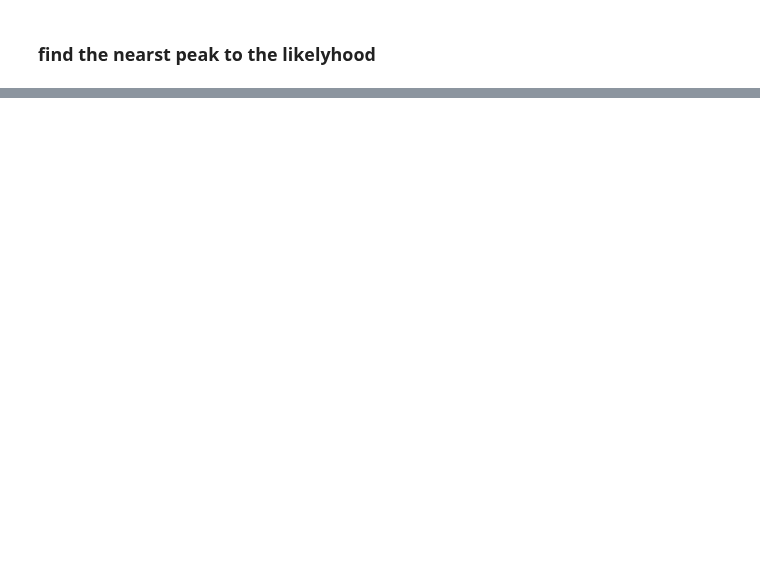
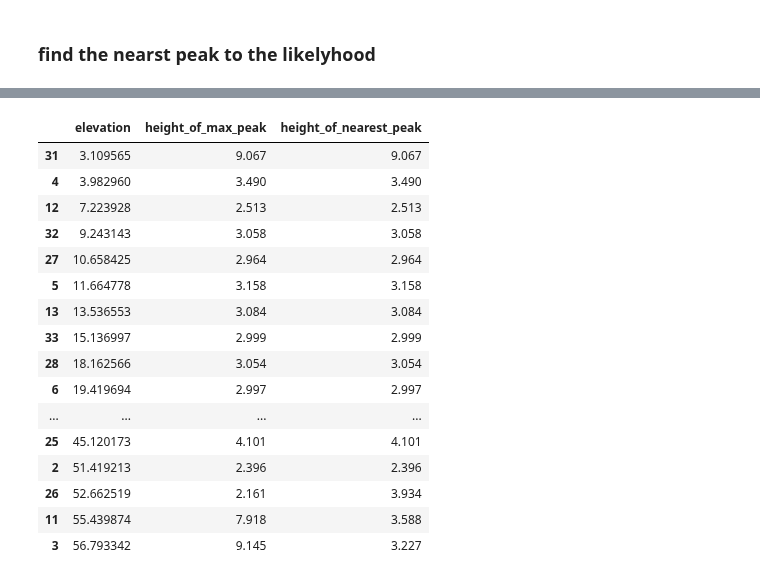
Before and after one commit to ziqing97/gnss_ir_analyze, a Jupyter notebook: src/test_filtter_using_likelyhood.ipynb, the cells around one changed output, grey strips where cells are left out. Drawn from its saved outputs; the diff is of its cells as text; code cells hidden in the pictures; blank space fills up the shorter version.

```diff
--- a/src/test_filtter_using_likelyhood.ipynb
+++ b/src/test_filtter_using_likelyhood.ipynb
@@ -99,0 +109,22 @@ how do we make sure those peaks near the likelyhood are really 'peak'?
+# %%
+df_height = pd.DataFrame({'elevation':ele_list,'height_of_max_peak':height_max_list,'height_of_nearest_peak':height_near_list})
+df_height = df_height.sort_values('elevation')
+df_height
+# %% [output]
+|  | elevation | height_of_max_peak | height_of_nearest_peak |
+| 31 | 3.109565 | 9.067 | 9.067 |
+| 4 | 3.982960 | 3.490 | 3.490 |
+| 12 | 7.223928 | 2.513 | 2.513 |
+| 32 | 9.243143 | 3.058 | 3.058 |
+| 27 | 10.658425 | 2.964 | 2.964 |
+| 5 | 11.664778 | 3.158 | 3.158 |
+| 13 | 13.536553 | 3.084 | 3.084 |
+| 33 | 15.136997 | 2.999 | 2.999 |
+| 28 | 18.162566 | 3.054 | 3.054 |
+| 6 | 19.419694 | 2.997 | 2.997 |
+| ... | ... | ... | ... |
+| 25 | 45.120173 | 4.101 | 4.101 |
+| 2 | 51.419213 | 2.396 | 2.396 |
+| 26 | 52.662519 | 2.161 | 3.934 |
+| 11 | 55.439874 | 7.918 | 3.588 |
+| 3 | 56.793342 | 9.145 | 3.227 |
```
Also changed, not shown: parts of 11 cells of this notebook.
